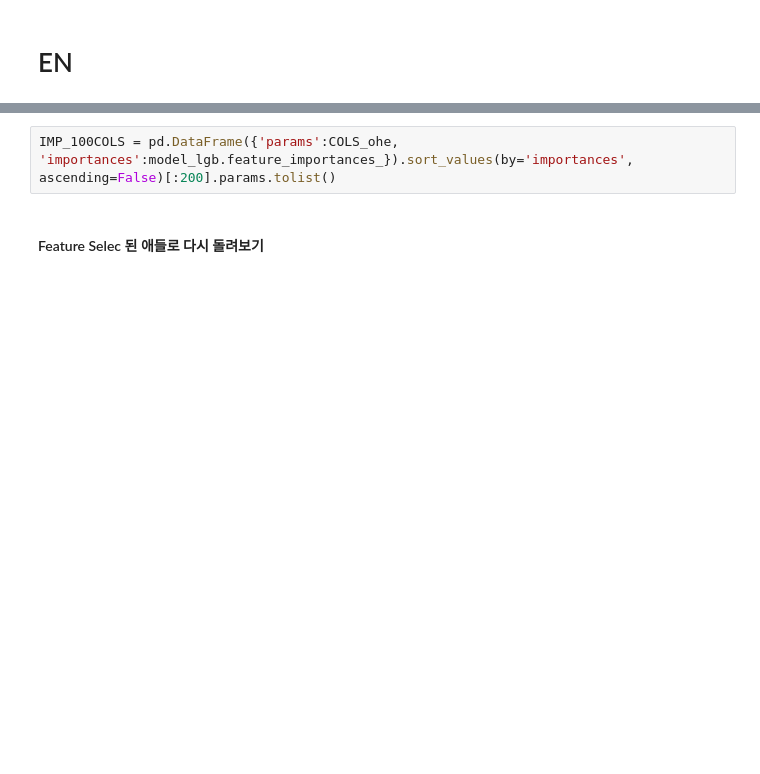
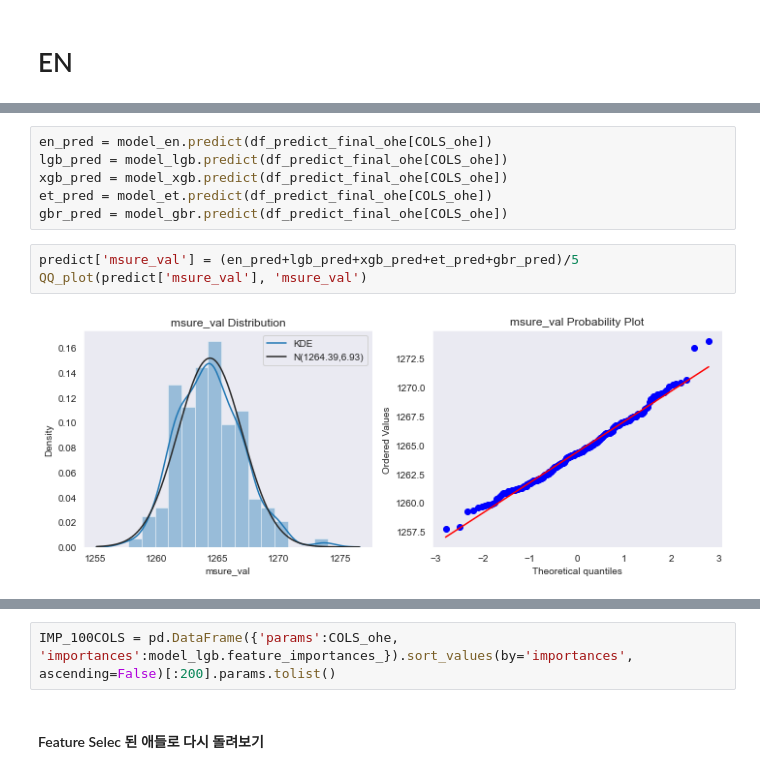
Before and after one commit to teddyroc/dttrain, a Jupyter notebook: 통데이터@최종0729실행코드만.ipynb, the cells around one changed output, grey strips where cells are left out. Drawn from its saved outputs; the diff is of its cells as text; blank space fills up the shorter version.

```diff
--- a/통데이터@최종0729실행코드만.ipynb
+++ b/통데이터@최종0729실행코드만.ipynb
@@ -882,0 +1005,11 @@ print('model training is completed')
+# %%
+en_pred = model_en.predict(df_predict_final_ohe[COLS_ohe])
+lgb_pred = model_lgb.predict(df_predict_final_ohe[COLS_ohe])
+xgb_pred = model_xgb.predict(df_predict_final_ohe[COLS_ohe])
+et_pred = model_et.predict(df_predict_final_ohe[COLS_ohe])
+gbr_pred = model_gbr.predict(df_predict_final_ohe[COLS_ohe])
+# %%
+predict['msure_val'] = (en_pred+lgb_pred+xgb_pred+et_pred+gbr_pred)/5
+QQ_plot(predict['msure_val'], 'msure_val')
+# %% [output]
+[figure, added]
```
Also changed, not shown: parts of 33 cells of this notebook.
